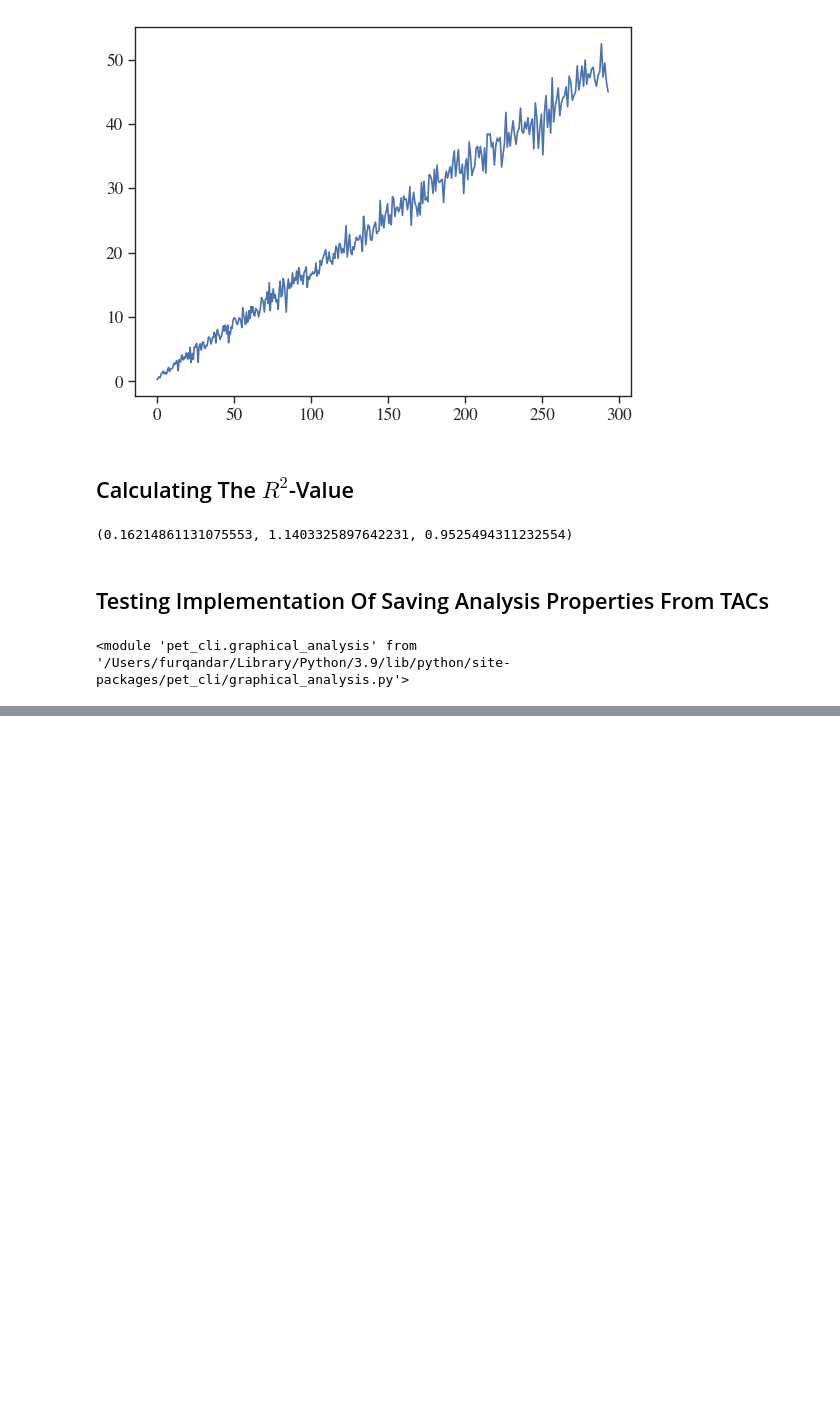
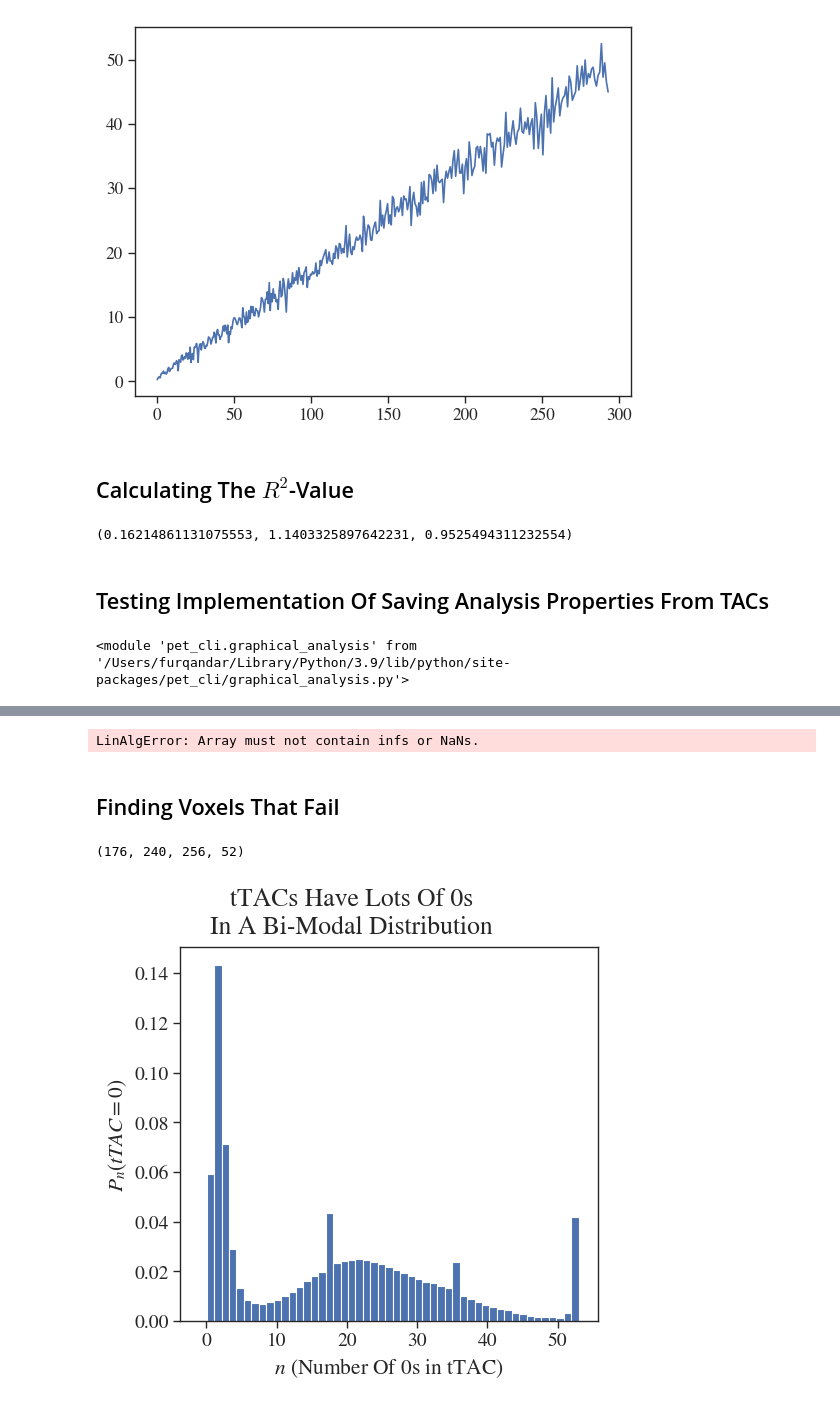
Before and after one commit to noahg-neuroimage/PETProcessing-fork2, a Jupyter notebook: test_notebooks/testing_graphical_analyses/02_testing_parametric_images.ipynb, the cells around one changed output, grey strips where cells are left out. Cells and saved outputs as stored; diff of their text form; code cells hidden in the pictures; blank space fills up the shorter version.

```diff
--- a/test_notebooks/testing_graphical_analyses/02_testing_parametric_images.ipynb
+++ b/test_notebooks/testing_graphical_analyses/02_testing_parametric_images.ipynb
@@ -11,6 +11,6 @@ import json
 
 sns.set()
 sns.set_style("ticks")
-sns.set_context("paper", font_scale=1.4)
+sns.set_context("paper", font_scale=1.6)
 plt.rcParams['font.family'] ='StixGeneral'
 plt.rcParams['mathtext.fontset'] = 'stix'
@@ -405,0 +420,28 @@ tacs_obj.save_analysis()
+# %%
+tmp_logan_img_new.run_analysis(method_name='logan', t_thresh_in_mins=40.0)
+# %% [output]
+LinAlgError: Array must not contain infs or NaNs.
+# %% [markdown]
+## Finding Voxels That Fail
+# %%
+img_vals.shape
+# %% [output]
+(176, 240, 256, 52)
+# %%
+step_size = 1
+img_num_zeros = np.zeros((xDim//step_size, yDim//step_size, zDim//step_size), dtype=float)
+for i, x_slice in enumerate(img_vals[::step_size]):
+    for j, y_slice in enumerate(x_slice[::step_size]):
+        for k, t_tac in enumerate(y_slice[::step_size]):
+            img_num_zeros[i,j,k] = len(np.argwhere(t_tac==0).T[0])
+#             print((i*100,j*100,k*100), len(np.argwhere(t_tac==0).T[0]))
+#             print((i*100,j*100,k*100), np.argwhere(t_tac==0).T)
+# %%
+myFig, myAx = plt.subplots(1,1, constrained_layout=True, figsize=(5,5))
+myAx.hist(img_num_zeros.flatten(), density=True, bins=np.linspace(0-1, 52+1, 52))
+plt.ylabel(r"$P_n(tTAC=0)$")
+plt.xlabel(r"$n$ (Number Of 0s in tTAC)")
+myFig.suptitle("tTACs Have Lots Of 0s\nIn A Bi-Modal Distribution", ha='center', va='top')
+plt.show()
+# %% [output]
+[figure, added]
```
Also changed, not shown: parts of 34 cells of this notebook, 2 other files.
